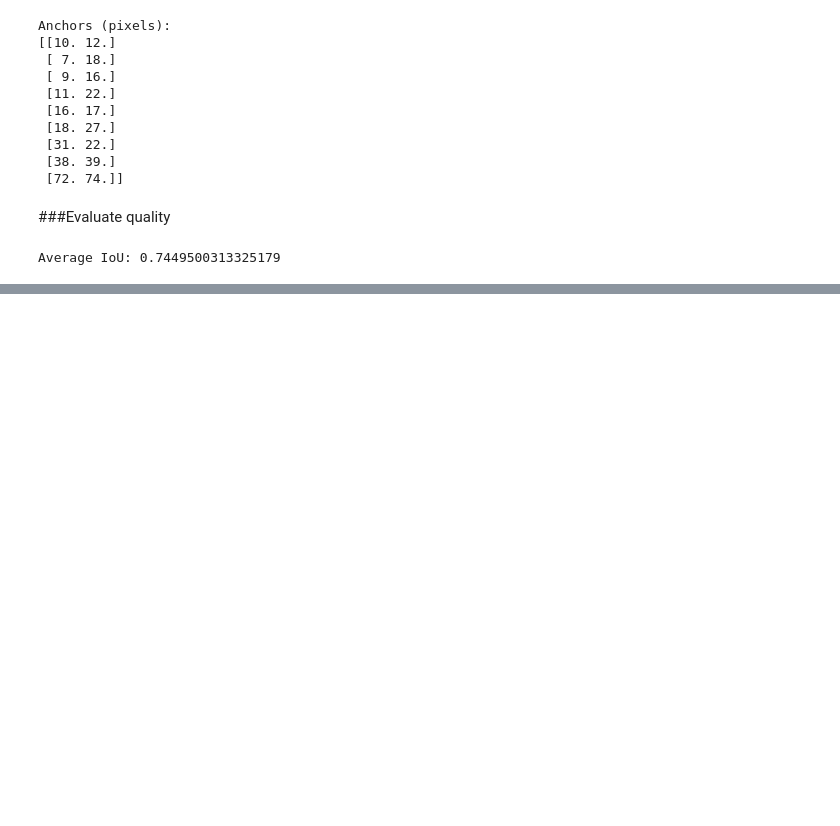
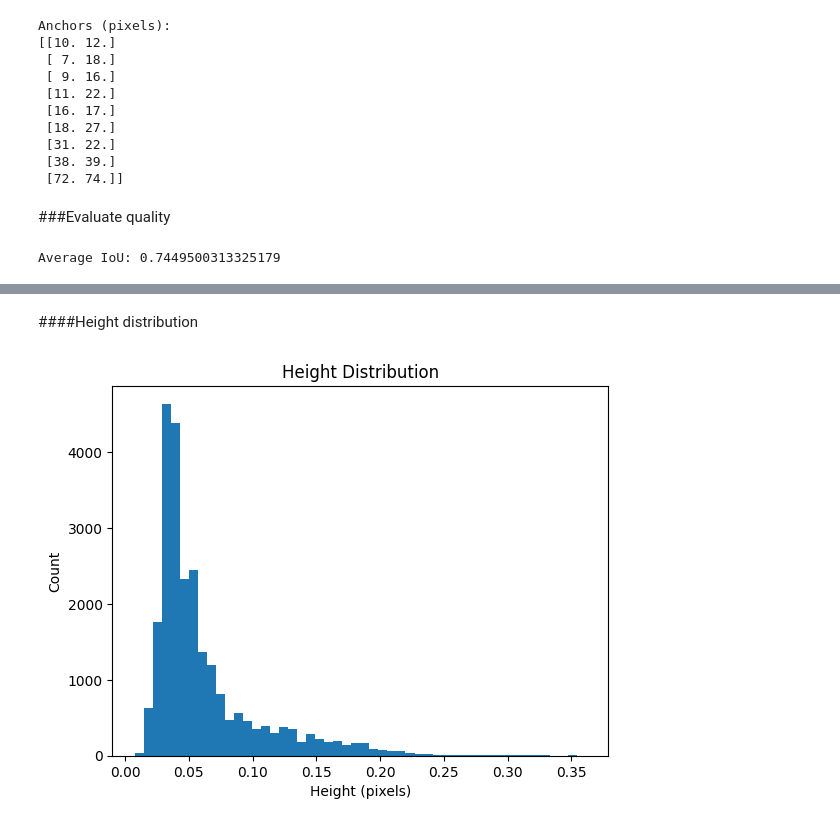
Before and after one commit to FaridRash/-thermal-uav-object-detection, a Jupyter notebook: Notebooks/Farid_1st.ipynb, the cells around one changed output, grey strips where cells are left out. Cells and saved outputs as stored; diff of their text form; code cells hidden in the pictures; blank space fills up the shorter version.

```diff
--- a/Notebooks/Farid_1st.ipynb
+++ b/Notebooks/Farid_1st.ipynb
@@ -323,0 +346,11 @@ Average IoU: 0.7449500313325179
+# %% [markdown]
+####Height distribution
+# %%
+plt.figure()
+plt.hist(df["height"], bins=50)
+plt.title("Height Distribution")
+plt.xlabel("Height (pixels)")
+plt.ylabel("Count")
+plt.show()
+# %% [output]
+[figure, added]
```
Also changed, not shown: parts of 14 cells of this notebook.
